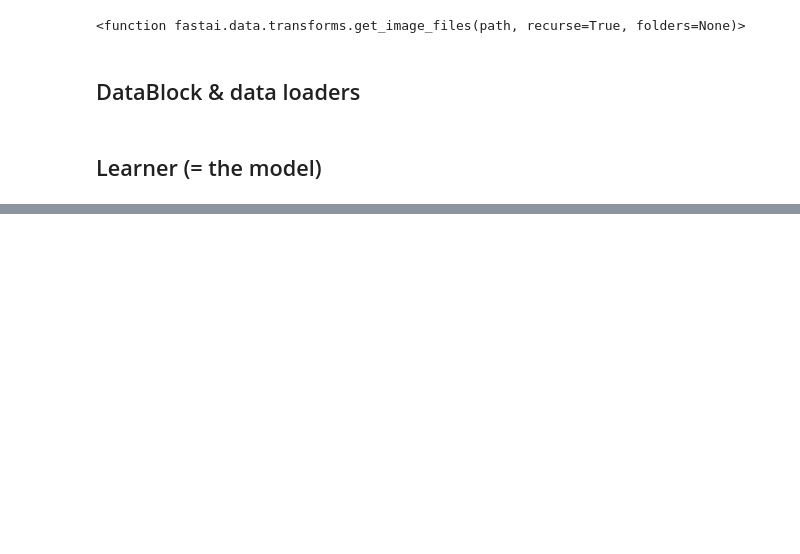
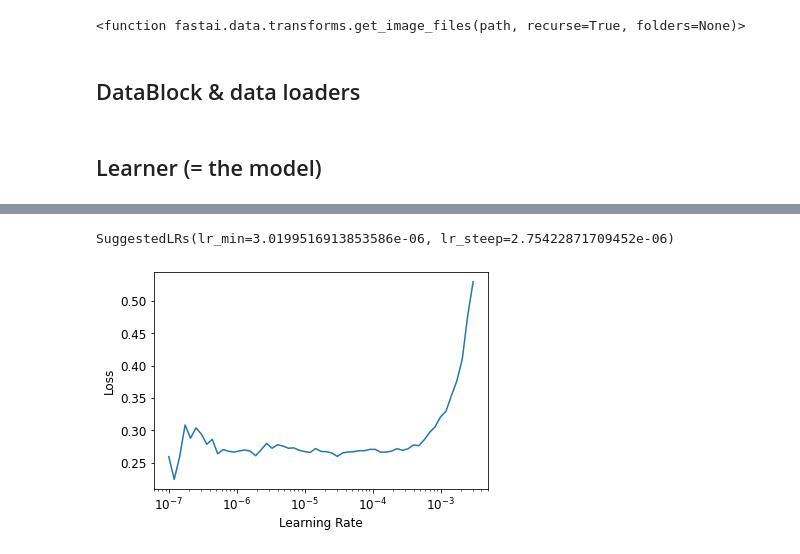
Before and after one commit to floriandotpy/data-playground, a Jupyter notebook: fastai/dogbreeds.ipynb, the cells around one changed output, grey strips where cells are left out. Drawn from its saved outputs; the diff is of its cells as text; code cells hidden in the pictures; blank space fills up the shorter version.

```diff
--- a/fastai/dogbreeds.ipynb
+++ b/fastai/dogbreeds.ipynb
@@ -52,0 +86,5 @@ x, y = dls.one_batch()
+# %%
+learn = cnn_learner(dls, resnet34, metrics=error_rate)
+
+# Start by training one layer only (classification layer)
+learn.fit_one_cycle(3, 3e-3)
@@ -52,0 +99,4 @@ x, y = dls.one_batch()
+# %%
+# Find the learning rate again (model behaves differently now!)
+learn.lr_find()
+# %% [output]
@@ -52,0 +104,2 @@ x, y = dls.one_batch()
+SuggestedLRs(lr_min=3.0199516913853586e-06, lr_steep=2.75422871709452e-06)
+[figure, added]
```
Also changed, not shown: parts of 16 cells of this notebook, 1 other file.
